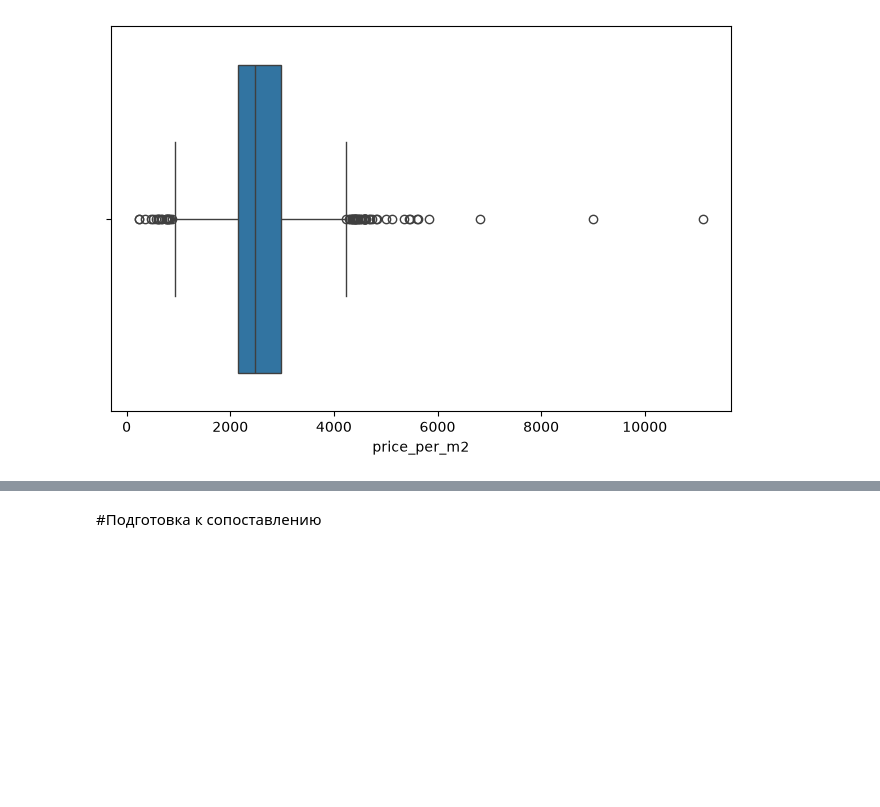
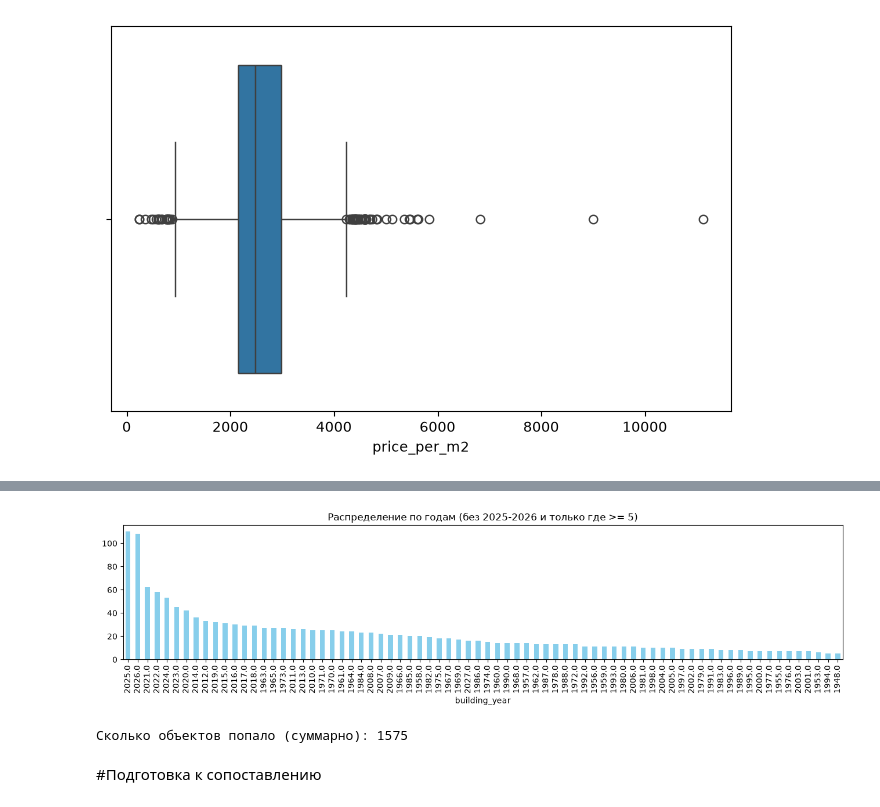
Before and after one commit to balon14/realty, a Jupyter notebook: realty_ipynb.ipynb, the cells around one changed output, grey strips where cells are left out. Saved outputs shown, nothing was run; the diff lists cells and outputs as text; code cells hidden in the pictures; blank space fills up the shorter version.

```diff
--- a/realty_ipynb.ipynb
+++ b/realty_ipynb.ipynb
@@ -337,3 +356,23 @@ plt.show()
+# %%
+# Убираем новостройки 2025-26 гг
+
+counts = dfr['building_year'].value_counts()
+
+counts_filteredr = counts[~counts.index.isin([2025, 2026])]
+counts_filteredr = counts_filteredr[counts_filteredr >= 5]
+
+plt.figure(figsize=(16, 3))
+counts_filtered.plot(kind='bar', color='skyblue')
+plt.title('Распределение по годам (без 2025-2026 и только где >= 5)')
+plt.show()
+# %% [output]
+[figure, added]
+# %%
+total_objectsr = counts_filtered.sum()
+
+print("Сколько объектов попало (суммарно):", total_objectsr)
+# %% [output]
+Сколько объектов попало (суммарно): 1575
 # %% [markdown]
 #Подготовка к сопоставлению
 # %%
```
Also changed, not shown: parts of 9 cells of this notebook, 1 other file.
